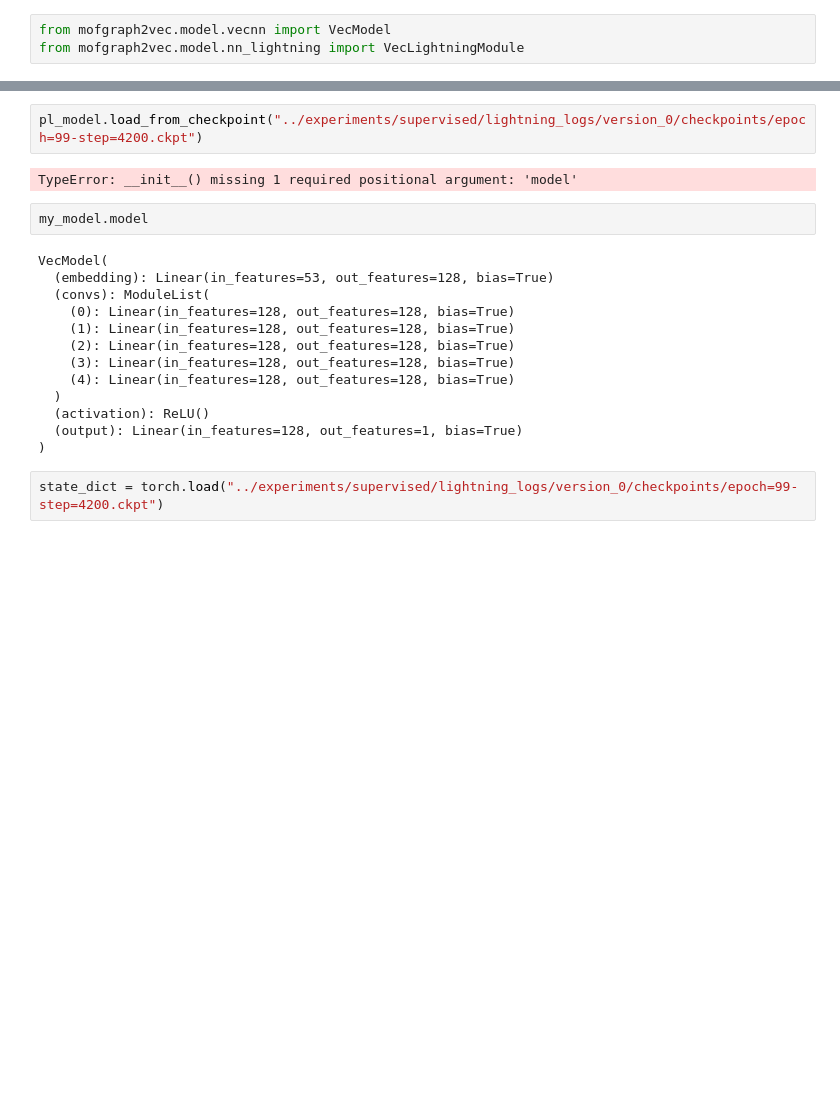
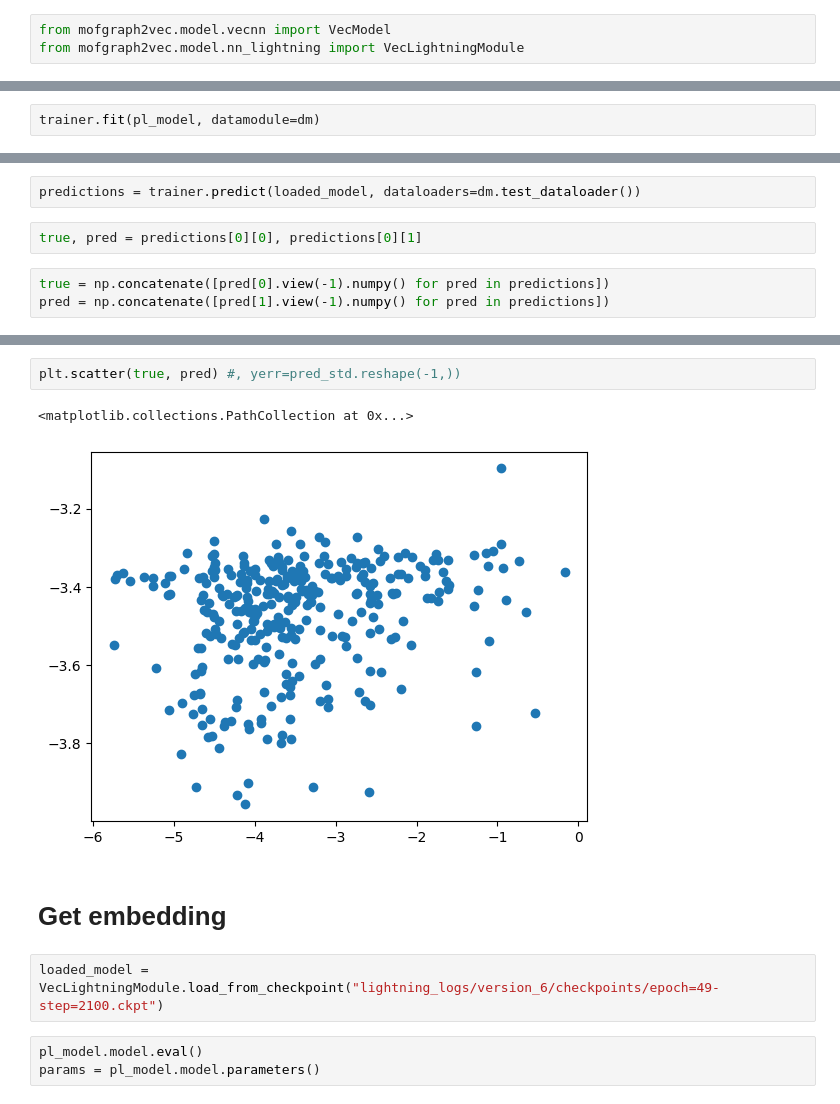
Before and after one commit to XiaoqZhang/mofgraph2vec, a Jupyter notebook: dev/dev_nn.ipynb, the cells around one changed output, grey strips where cells are left out. Cells and saved outputs as stored; diff of their text form; blank space fills up the shorter version.

```diff
--- a/dev/dev_nn.ipynb
+++ b/dev/dev_nn.ipynb
@@ -109,0 +44,2 @@ VecLightningModule(
+# %%
+trainer.fit(pl_model, datamodule=dm)
@@ -109,0 +247,7 @@ VecLightningModule(
+# %%
+predictions = trainer.predict(loaded_model, dataloaders=dm.test_dataloader())
+# %%
+true, pred = predictions[0][0], predictions[0][1]
+# %%
+true = np.concatenate([pred[0].view(-1).numpy() for pred in predictions])
+pred = np.concatenate([pred[1].view(-1).numpy() for pred in predictions])
@@ -110,22 +272,13 @@ VecLightningModule(
+# %%
+plt.scatter(true, pred) #, yerr=pred_std.reshape(-1,))
+# %% [output]
+<matplotlib.collections.PathCollection at 0x...>
+[figure, added]
+# %% [markdown]
+# Get embedding
 # %%
-pl_model.load_from_checkpoint("../experiments/supervised/lightning_logs/version_0/checkpoints/epoch=99-step=4200.ckpt")
+loaded_model = VecLightningModule.load_from_checkpoint("lightning_logs/version_6/checkpoints/epoch=49-step=2100.ckpt")
-# %% [output]
-TypeError: __init__() missing 1 required positional argument: 'model'
-# %%
-my_model.model
-# %% [output]
-VecModel(
-  (embedding): Linear(in_features=53, out_features=128, bias=True)
-  (convs): ModuleList(
-    (0): Linear(in_features=128, out_features=128, bias=True)
-    (1): Linear(in_features=128, out_features=128, bias=True)
-    (2): Linear(in_features=128, out_features=128, bias=True)
-    (3): Linear(in_features=128, out_features=128, bias=True)
-    (4): Linear(in_features=128, out_features=128, bias=True)
-  )
-  (activation): ReLU()
-  (output): Linear(in_features=128, out_features=1, bias=True)
-)
-# %%
-state_dict = torch.load("../experiments/supervised/lightning_logs/version_0/checkpoints/epoch=99-step=4200.ckpt")
+# %%
+pl_model.model.eval()
+params = pl_model.model.parameters()
 # %%
```
Also changed, not shown: parts of 34 cells of this notebook, 15 other files.
